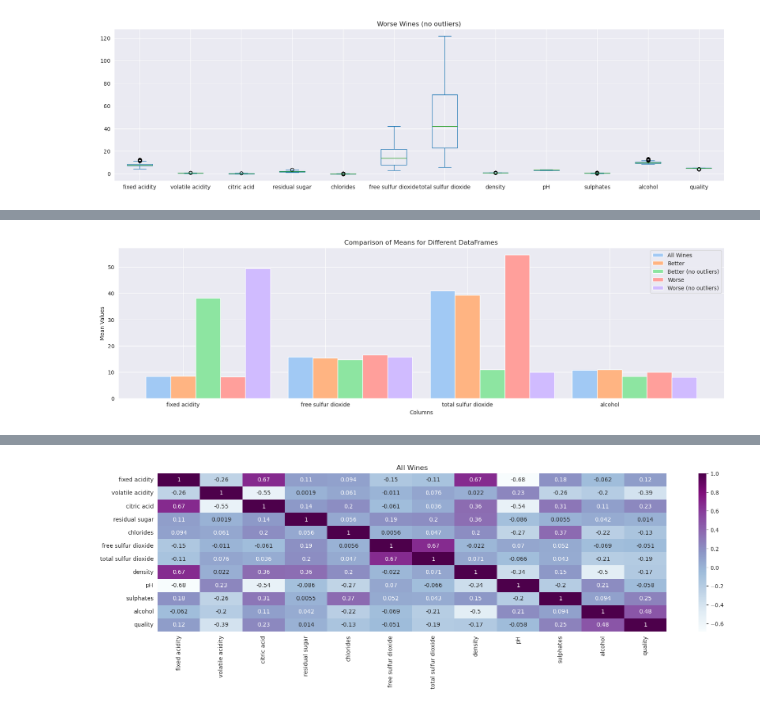
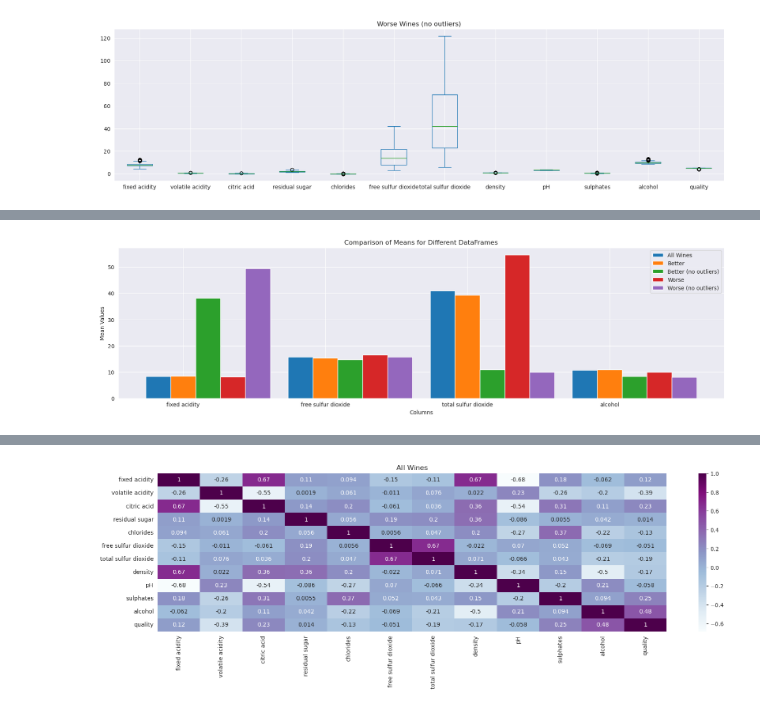
Before and after one commit to mstripling/Data-Analyst, a Jupyter notebook: Wine Quality Analysis/Wine_Quality_Analysis.ipynb, the cells around one changed output, grey strips where cells are left out. Cells and saved outputs as stored; diff of their text form; code cells hidden in the pictures.

```diff
--- a/Wine Quality Analysis/Wine_Quality_Analysis.ipynb
+++ b/Wine Quality Analysis/Wine_Quality_Analysis.ipynb
@@ -90,37 +189,36 @@ means_qual_med = df.loc[df['quality'] == qual_med, columns].mean()
 means_better = better[columns].mean()
 means_worse = worse[columns].mean()
 means_better_clean = better_clean[columns].mean().sort_values(ascending=False)
 means_worse_clean = worse_clean[columns].mean().sort_values(ascending=False)
 
-colors = sns.color_palette('pastel')[0:8]
+
 
 # Set the width of each bar
 bar_width = 0.175
 
 # Set the positions of the bars on the x-axis
 x = np.arange(len(columns))
 
 # Plot the bars for each DataFrame
-plt.bar(x - bar_width, means_qual_med, width=bar_width, label='All Wines',color=colors[0])
-plt.bar(x, means_better, width=bar_width, label='Better',color=colors[1])
-plt.bar(x + bar_width, means_better_clean, width=bar_width, label='Better (no outliers)',color=colors[2])
-plt.bar(x + 2 * bar_width, means_worse, width=bar_width, label='Worse',color=colors[3])
-plt.bar(x + 3 * bar_width, means_worse_clean, width=bar_width,label='Worse (no outliers)',color=colors[4])
+plt.bar(x - bar_width, means_qual_med, width=bar_width, label='All Wines' plt.bar(x, means_better, width=bar_width, label='Better')
+plt.bar(x + bar_width, means_better_clean, width=bar_width, label='Better (no outliers)')
+plt.bar(x + 2 * bar_width, means_worse, width=bar_width, label='Worse')
+plt.bar(x + 3 * bar_width, means_worse_clean, width=bar_width,label='Worse (no outliers)')
 
 # Set the labels for the x-axis and y-axis
 plt.xlabel('Columns')
 plt.ylabel('Mean Values')
 
 # Set the title of the graph
 plt.title('Comparison of Means for Different DataFrames')
 
 # Set the tick positions and labels on the x-axis
 plt.xticks(x, columns)
 
 # Add a legend
 plt.legend()
 
 # Show the plot
 plt.show()
 # %% [output]
-[figure, old version]
+[figure, new version]
```
Also changed, not shown: parts of 27 cells of this notebook.
